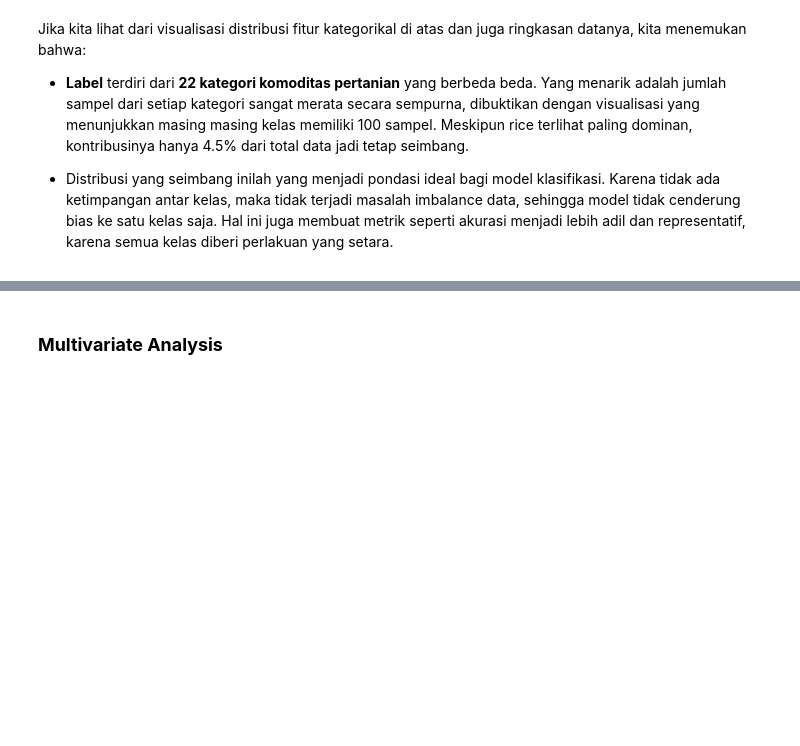
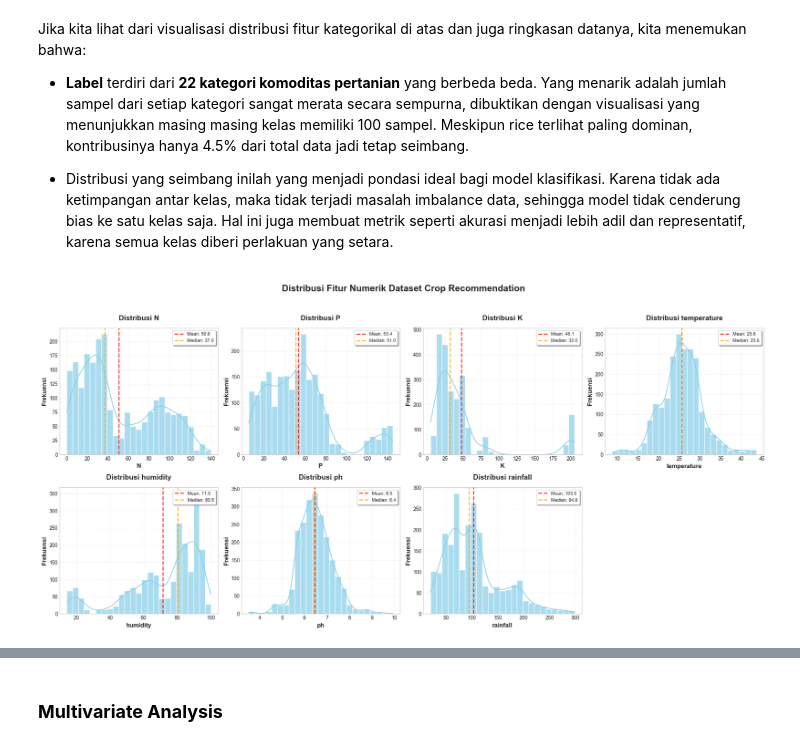
Before and after one commit to BagasNuryaman15/MLT1_SatriaDirgantaraNuryaman, a Jupyter notebook: crop_recommendation_classifier.ipynb, the cells around one changed output, grey strips where cells are left out. Cells and saved outputs as stored; diff of their text form; code cells hidden in the pictures; blank space fills up the shorter version.

```diff
--- a/crop_recommendation_classifier.ipynb
+++ b/crop_recommendation_classifier.ipynb
@@ -294,3 +237,61 @@ Jika kita lihat dari visualisasi distribusi fitur kategorikal di atas dan juga r
 - **Label** terdiri dari **22 kategori komoditas pertanian** yang berbeda beda. Yang menarik adalah jumlah sampel dari setiap kategori sangat merata secara sempurna, dibuktikan dengan visualisasi yang menunjukkan masing masing kelas memiliki 100 sampel. Meskipun rice terlihat paling dominan, kontribusinya hanya 4.5% dari total data jadi tetap seimbang.
 
 - Distribusi yang seimbang inilah yang menjadi pondasi ideal bagi model klasifikasi. Karena tidak ada ketimpangan antar kelas, maka tidak terjadi masalah imbalance data, sehingga model tidak cenderung bias ke satu kelas saja. Hal ini juga membuat metrik seperti akurasi menjadi lebih adil dan representatif, karena semua kelas diberi perlakuan yang setara.
+# %%
+# Visualisasi Histogram untuk fitur numerik
+num_features = df.select_dtypes(include=['int64', 'float64']).columns.tolist()
+
+# Setup Figure
+fig, axes = plt.subplots(2, 4, figsize=(20, 10))
+axes = axes.flatten()
+
+# Setup histogram
+for i, feature in enumerate(num_features):
+    sns.histplot(
+        data=df,
+        x=feature,
+        bins=25,
+        kde=True,
+        ax=axes[i],
+        color='skyblue',
+        alpha=0.7,
+        edgecolor='white',
+    )
+
+    # Styling untuk setiap subplot
+    axes[i].set_title(f'Distribusi {feature}', fontsize=14, fontweight='bold', pad=15)
+    axes[i].set_xlabel(feature, fontsize=12, fontweight='600')
+    axes[i].set_ylabel('Frekuensi', fontsize=12, fontweight='600')
+
+    # Grid untuk kemudahan membaca
+    axes[i].grid(True, alpha=0.3, linestyle='--')
+    axes[i].set_axisbelow(True)
+
+    # Statistik deskriptif pada setiap plot
+    mean_val = df[feature].mean()
+    median_val = df[feature].median()
+
+    # Garis vertikal untuk mean dan median
+    axes[i].axvline(mean_val, color='red', linestyle='--', alpha=0.8, linewidth=2, label=f'Mean: {mean_val:.1f}')
+    axes[i].axvline(median_val, color='orange', linestyle='--', alpha=0.8, linewidth=2, label=f'Median: {median_val:.1f}')
+
+    # Legend untuk setiap subplot
+    axes[i].legend(fontsize=9, loc='upper right', frameon=True, fancybox=True, shadow=True)
+
+    # Formatting yang lebih rapi
+    axes[i].tick_params(axis='both', which='major', labelsize=10)
+
+# Hapus subplot yang tidak digunakan
+if len(num_features) < 8:
+    for j in range(len(num_features), 8):
+        fig.delaxes(axes[j])
+
+# Overall title dan styling
+plt.suptitle('Distribusi Fitur Numerik Dataset Crop Recommendation', fontsize=18, fontweight='bold', y=0.98)
+
+# Spacing yang lebih baik
+plt.tight_layout(rect=[0, 0.03, 1, 0.95])
+plt.savefig('histogram_fitur_numerik.png', dpi=300)
+plt.show()
+# %% [output]
+[figure, added]
```
Also changed, not shown: parts of 5 cells of this notebook, 5 other files.
